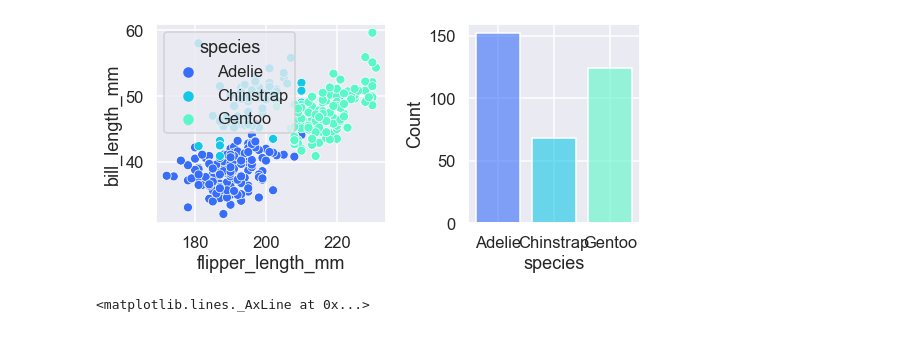
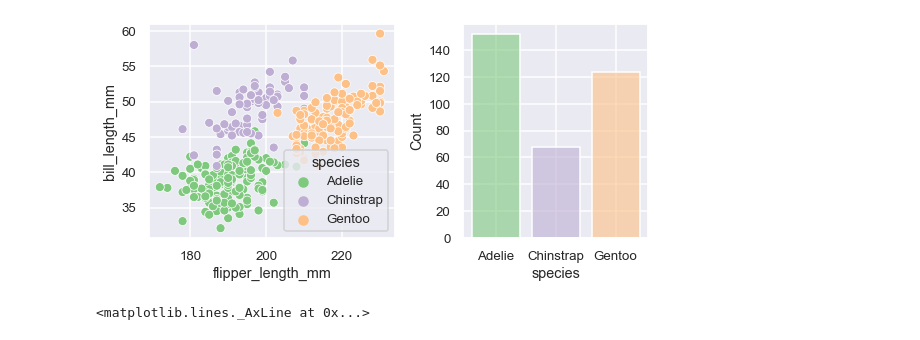
Before and after one commit to johntellsall/shotglass, a Jupyter notebook: dec/seaborn-tutorial.ipynb, the cells around one changed output. Saved outputs shown, nothing was run; the diff lists cells and outputs as text; code cells hidden in the pictures.

```diff
--- a/dec/seaborn-tutorial.ipynb
+++ b/dec/seaborn-tutorial.ipynb
@@ -19,15 +19,16 @@ penguins = sns.load_dataset("penguins")
 # %%
 
 
 from matplotlib import pyplot as plt
 
-sns.set_theme(context='talk', palette='rainbow')
+sns.set_theme(context='talk', palette='Accent', font_scale=0.8)
+
 plot_container, axs = plt.subplots(1, 2, figsize=(8, 4), gridspec_kw=dict(width_ratios=[4, 3]))
 sns.scatterplot(data=penguins, hue="species", x="flipper_length_mm", y="bill_length_mm", ax=axs[0])
 sns.histplot(data=penguins, x="species", hue="species", shrink=0.8, alpha=.6, legend=False, ax=axs[1])
 plot_container.tight_layout()
 # %% [output]
-[figure, old version]
+[figure, new version]
 # %%
 tips = sns.load_dataset("tips")
 g = sns.relplot(data=tips, x="total_bill", y="tip")
```
Also changed, not shown: 3 other files.
